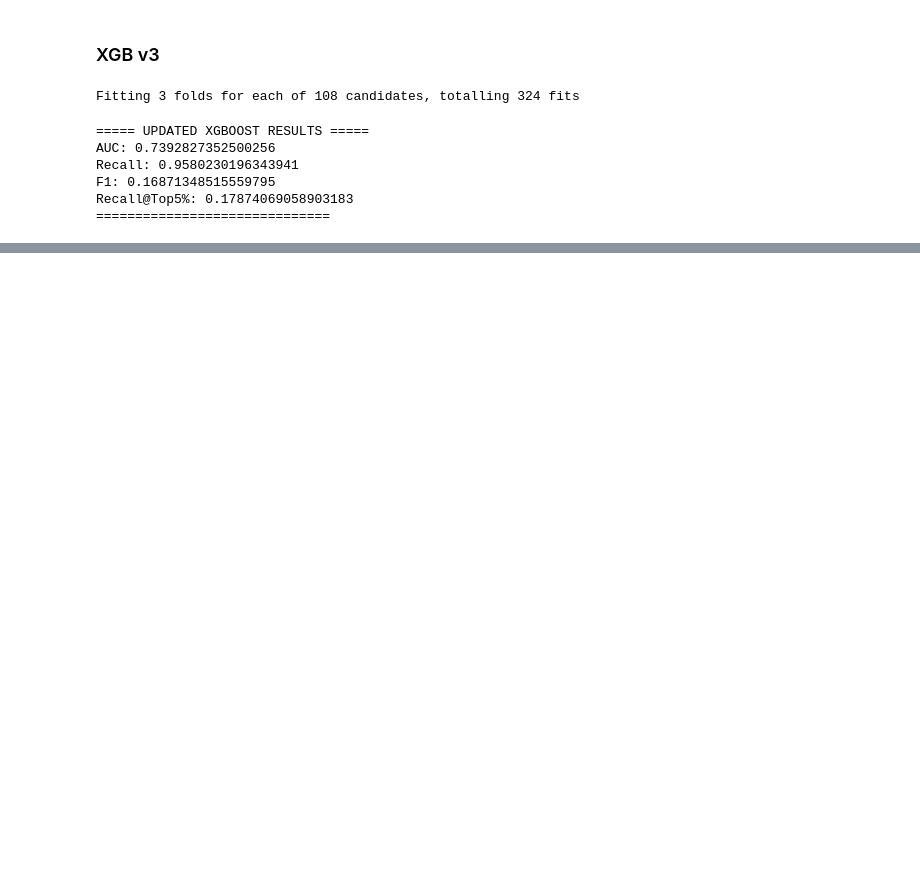
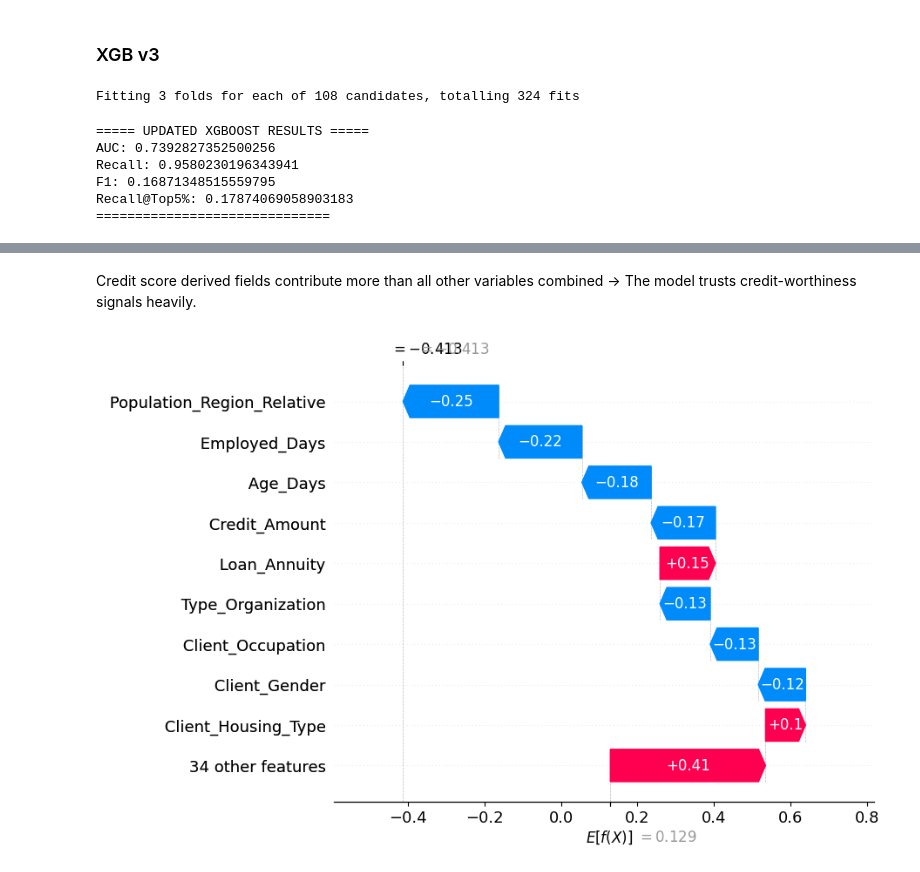
Before and after one commit to Pandey23000Om/Loan-Defaulter, a Jupyter notebook: notebooks/03-Model_Development.ipynb, the cells around one changed output, grey strips where cells are left out. Cells and saved outputs as stored; diff of their text form; code cells hidden in the pictures; blank space fills up the shorter version.

```diff
--- a/notebooks/03-Model_Development.ipynb
+++ b/notebooks/03-Model_Development.ipynb
@@ -410,0 +604,12 @@ Recall@Top5%: 0.17874069058903183
+# %% [markdown]
+Credit score derived fields contribute more than all other variables combined
+-> The model trusts credit-worthiness signals heavily.
+# %%
+i = 25
+shap.plots._waterfall.waterfall_legacy(
+    explainer_xgb.expected_value,
+    shap_values_xgb[i],
+    X_val.iloc[i]
+)
+# %% [output]
+[figure, added]
```
Also changed, not shown: parts of 34 cells of this notebook, 2 other files.
